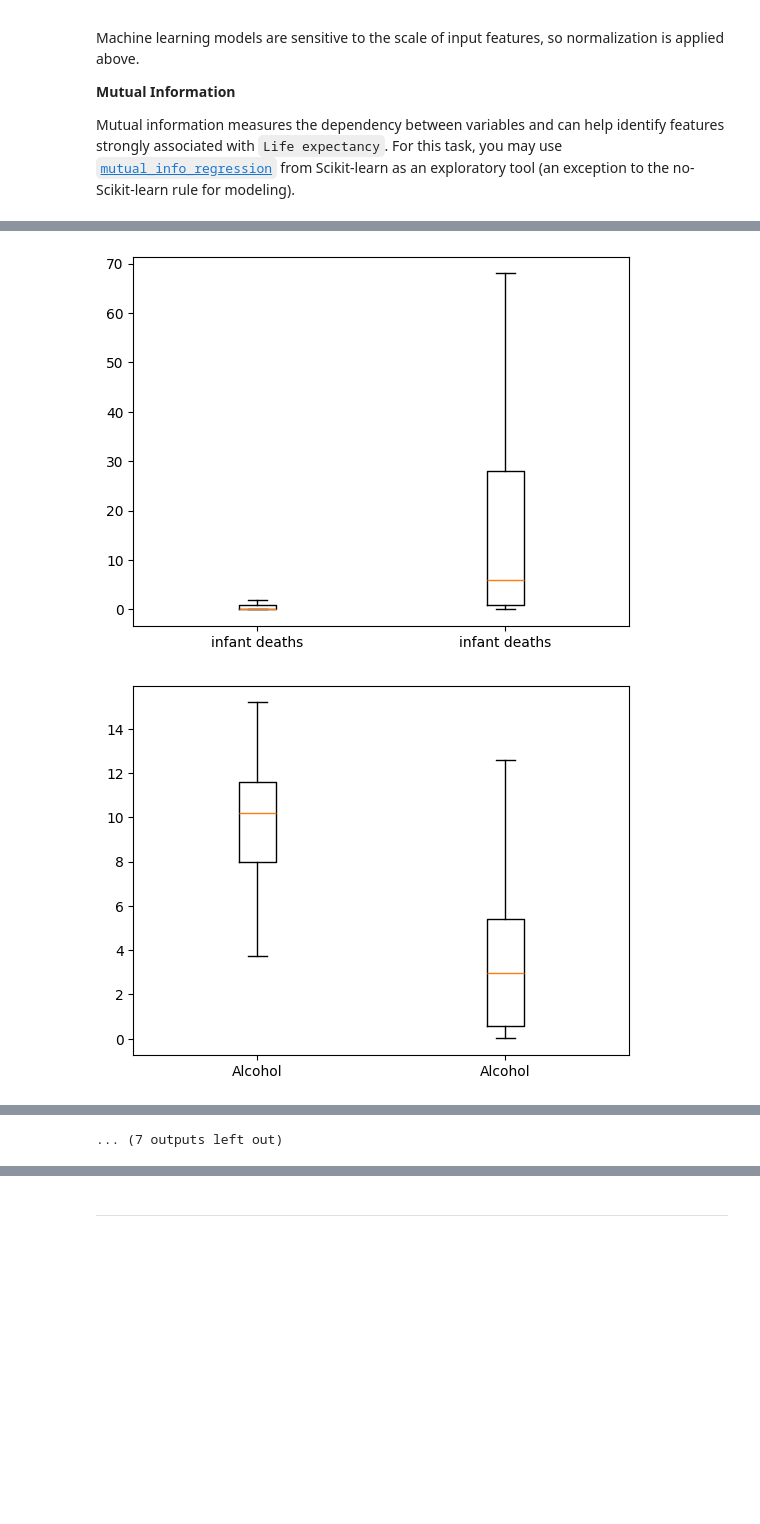
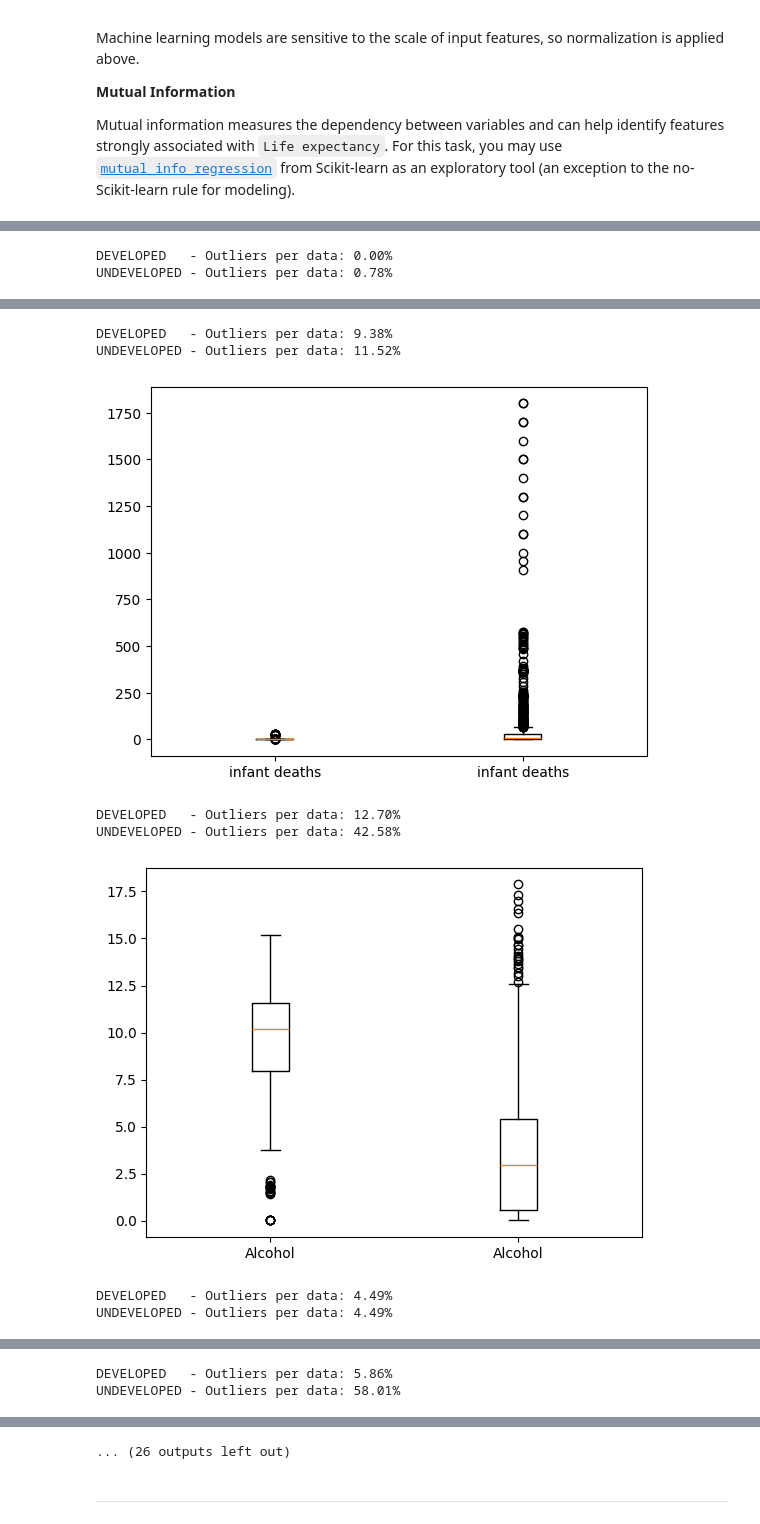
Before and after one commit to THdeCamargoJ/mc886-machine-learning, a Jupyter notebook: assignment_1/mc886_1s2025_assignment_1.ipynb, the cells around one changed output, grey strips where cells are left out. Drawn from its saved outputs; the diff is of its cells as text; code cells hidden in the pictures; blank space fills up the shorter version.

```diff
--- a/assignment_1/mc886_1s2025_assignment_1.ipynb
+++ b/assignment_1/mc886_1s2025_assignment_1.ipynb
@@ -228,6 +217,14 @@ query_developed = df.query("Status == 1").drop(["Status", "Year"], axis=1)
 query_undeveloped = df.query("Status == 0").drop(["Status", "Year"], axis=1)
 
 for q in query_developed.axes[1]:
-    plt.boxplot([query_developed[q], query_undeveloped[q]], tick_labels=[q, q], showfliers=False)
+    box = plt.boxplot([query_developed[q], query_undeveloped[q]], tick_labels=[q, q])
     plt.show()
+
+    for d in range(0,2):
+        outliers_length = len(box["fliers"][d].get_ydata())
+        data_length = len(query_developed[q])
+        if d == 0:
+            print(f"DEVELOPED   - Outliers per data: {100*(outliers_length/data_length):.2f}%")
+        else:
+            print(f"UNDEVELOPED - Outliers per data: {100*(outliers_length/data_length):.2f}%")
 # %% [output]
@@ -234,0 +232,2 @@ for q in query_developed.axes[1]:
+DEVELOPED   - Outliers per data: 0.00%
+UNDEVELOPED - Outliers per data: 0.78%
@@ -236,2 +235,8 @@ for q in query_developed.axes[1]:
+DEVELOPED   - Outliers per data: 9.38%
+UNDEVELOPED - Outliers per data: 11.52%
-[figure, old version]
+[figure, new version]
+DEVELOPED   - Outliers per data: 12.70%
+UNDEVELOPED - Outliers per data: 42.58%
-[figure, old version]
+[figure, new version]
+DEVELOPED   - Outliers per data: 4.49%
+UNDEVELOPED - Outliers per data: 4.49%
@@ -238,0 +244,2 @@ for q in query_developed.axes[1]:
+DEVELOPED   - Outliers per data: 5.86%
+UNDEVELOPED - Outliers per data: 58.01%
@@ -246 +246,0 @@ for q in query_developed.axes[1]:
-... (7 outputs left out)
@@ -247,3 +249,4 @@ for q in query_developed.axes[1]:
+... (26 outputs left out)
 # %% [markdown]
 ---
 # %% [markdown]
```
Also changed, not shown: parts of 3 cells of this notebook, 1 other file.
